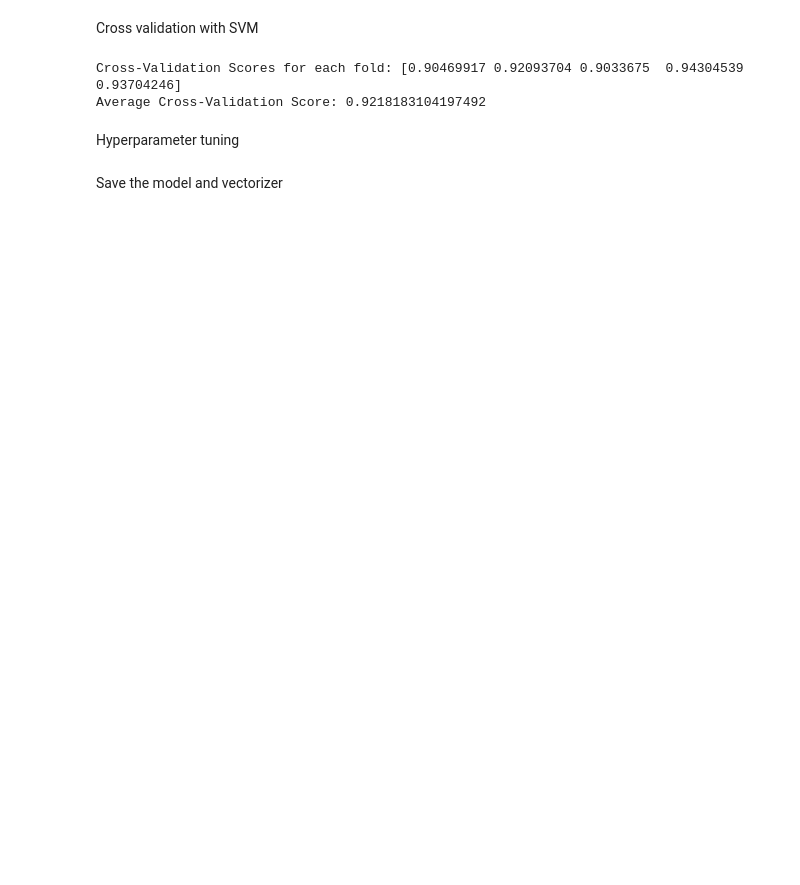
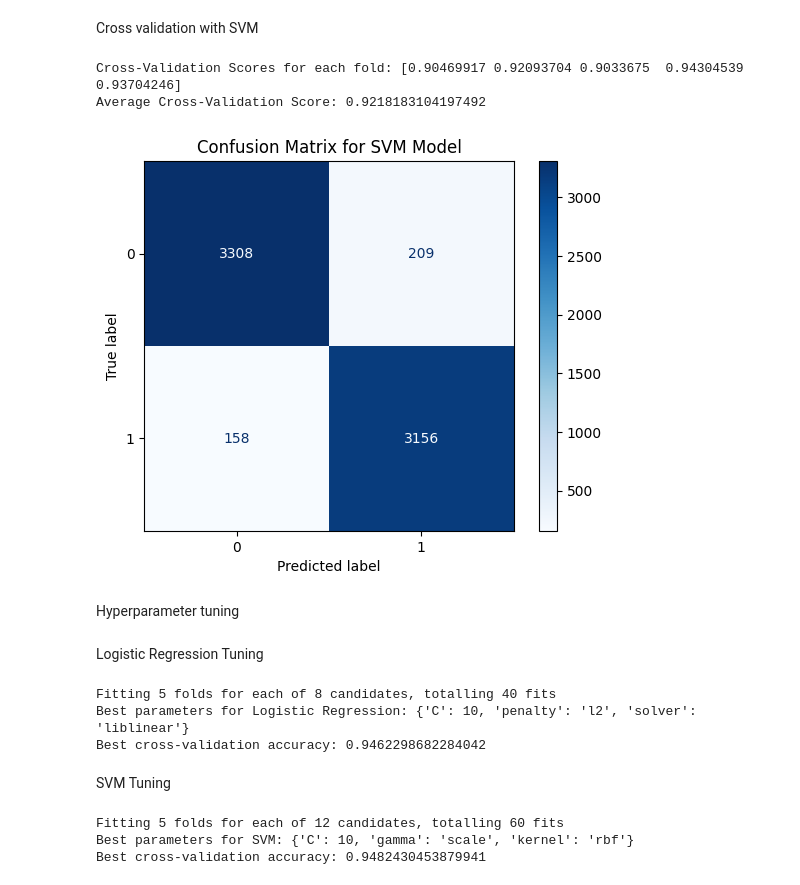
Before and after one commit to Cutie-tee/nlp_project, a Jupyter notebook: nlp_textclassification.ipynb, the cells around one changed output. Drawn from its saved outputs; the diff is of its cells as text; code cells hidden in the pictures; blank space fills up the shorter version.

```diff
--- a/nlp_textclassification.ipynb
+++ b/nlp_textclassification.ipynb
@@ -133,23 +174,35 @@ vectorizer = TfidfVectorizer()
 X = vectorizer.fit_transform(texts)
 y = labels
 # %%
-from sklearn.svm import SVC
-from sklearn.model_selection import cross_val_score
-import numpy as np
 
 # Initialize the SVM model
 svm_model = SVC(kernel='linear')
 
 # Perform 5-fold cross-validation
 cv_scores = cross_val_score(svm_model, X, y, cv=5)
 
 # Print the accuracy for each fold and the mean accuracy
 print("Cross-Validation Scores for each fold:", cv_scores)
 print("Average Cross-Validation Score:", np.mean(cv_scores))
+
+# Split data into training and testing sets
+X_train, X_test, y_train, y_test = train_test_split(X, y, test_size=0.2, random_state=42) # Split data
+
+# Fit the model and predict on the test set
+svm_model.fit(X_train, y_train) # Fit the model
+y_pred_svm = svm_model.predict(X_test) # Predict on the test set
+
+# Generate confusion matrix for SVM model
+cm_svm = confusion_matrix(y_test, y_pred_svm) # Calculate confusion matrix
+
+# Plot the confusion matrix
+disp_svm = ConfusionMatrixDisplay(confusion_matrix=cm_svm)
+disp_svm.plot(cmap='Blues')
+plt.title('Confusion Matrix for SVM Model')
+plt.show()
 # %% [output]
 Cross-Validation Scores for each fold: [0.90469917 0.92093704 0.9033675  0.94304539 0.93704246]
 Average Cross-Validation Score: 0.9218183104197492
+[figure, added]
 # %% [markdown]
 Hyperparameter tuning
-# %% [markdown]
-Save the model and vectorizer
@@ -165,0 +209,38 @@ with open('tfidf_vectorizer.pkl', 'wb') as f:
+# %% [markdown]
+Logistic Regression Tuning
+# %%
+from sklearn.model_selection import GridSearchCV
+
+param_grid = {
+    'C': [0.1, 1, 10, 100],
+    'penalty': ['l2'],
+    'solver': ['lbfgs', 'liblinear']
+}
+
+grid = GridSearchCV(LogisticRegression(), param_grid, cv=5, n_jobs=-1, verbose=1)
+grid.fit(X_train, y_train)
+
+print("Best parameters for Logistic Regression:", grid.best_params_)
+print("Best cross-validation accuracy:", grid.best_score_)
+# %% [output]
+Fitting 5 folds for each of 8 candidates, totalling 40 fits
+Best parameters for Logistic Regression: {'C': 10, 'penalty': 'l2', 'solver': 'liblinear'}
+Best cross-validation accuracy: 0.9462298682284042
+# %% [markdown]
+SVM Tuning
+# %%
+param_grid = {
+    'C': [0.1, 1, 10],
+    'kernel': ['linear', 'rbf'],
+    'gamma': ['scale', 'auto']
+}
+
+grid_svm = GridSearchCV(SVC(), param_grid, cv=5, n_jobs=-1, verbose=1)
+grid_svm.fit(X_train, y_train)
+
+print("Best parameters for SVM:", grid_svm.best_params_)
+print("Best cross-validation accuracy:", grid_svm.best_score_)
+# %% [output]
+Fitting 5 folds for each of 12 candidates, totalling 60 fits
+Best parameters for SVM: {'C': 10, 'gamma': 'scale', 'kernel': 'rbf'}
+Best cross-validation accuracy: 0.9482430453879941
```
Also changed, not shown: parts of 11 cells of this notebook.
